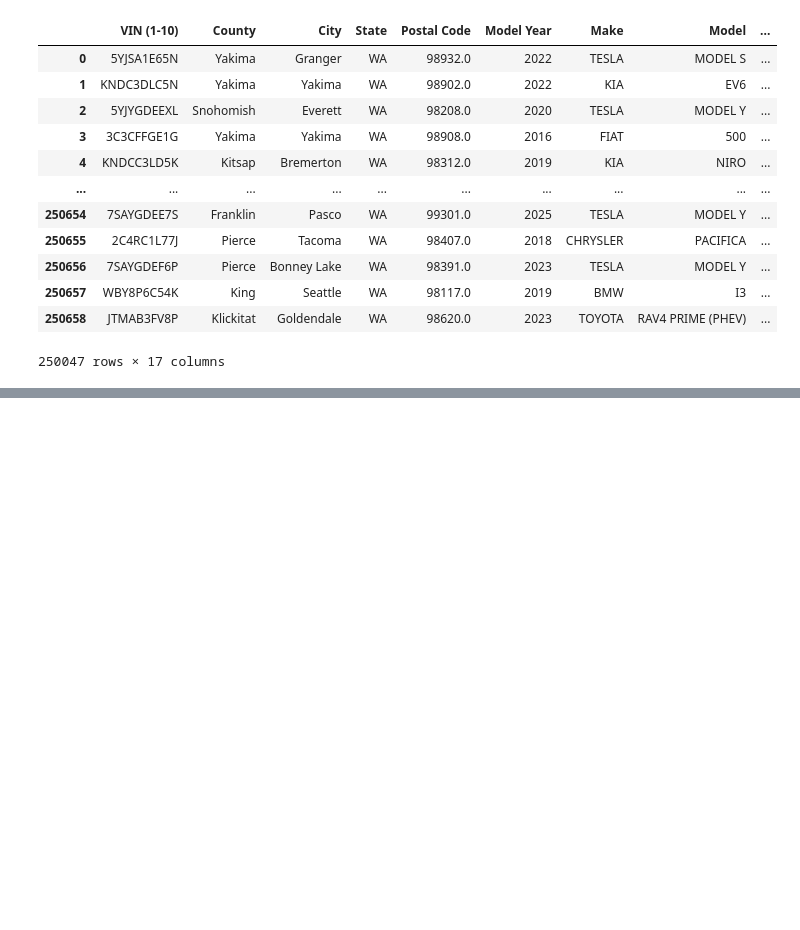
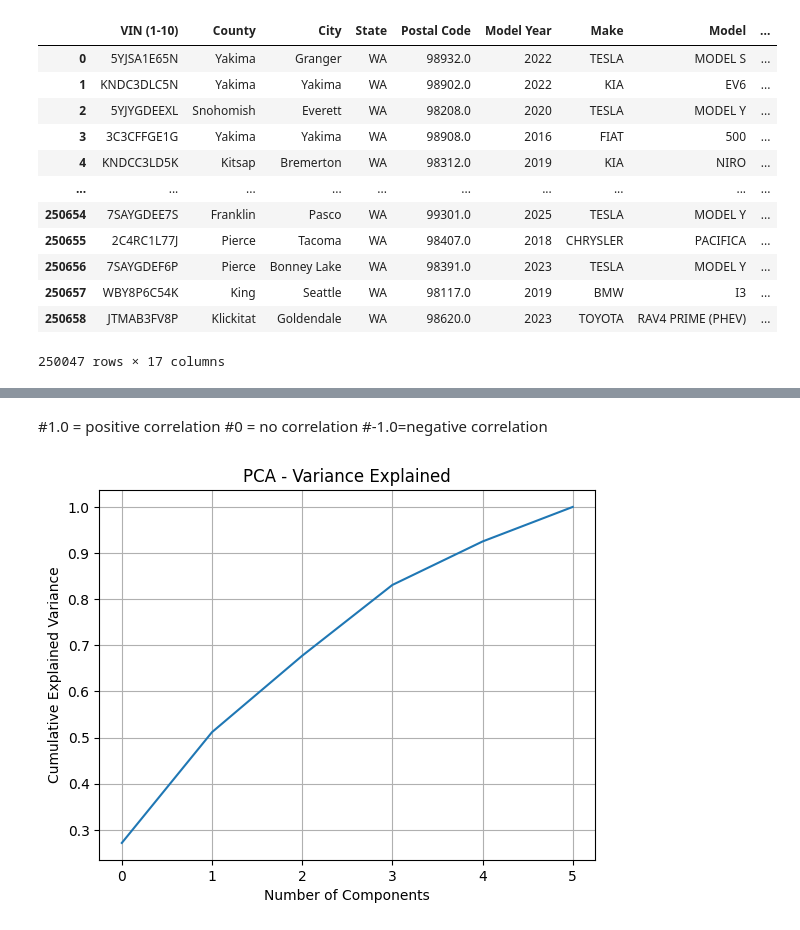
Before and after one commit to Maggieclancy18/maggie-stuff, a Jupyter notebook: my_research_project.ipynb, the cells around one changed output, grey strips where cells are left out. Saved outputs shown, nothing was run; the diff lists cells and outputs as text; code cells hidden in the pictures; blank space fills up the shorter version.

```diff
--- a/my_research_project.ipynb
+++ b/my_research_project.ipynb
@@ -60,0 +197,23 @@ df.dropna()
+# %% [markdown]
+#1.0 = positive correlation
+#0 = no correlation
+#-1.0=negative correlation
+# %%
+from sklearn.preprocessing import StandardScaler
+from sklearn.decomposition import PCA
+
+scaled_data = StandardScaler().fit_transform(df[numeric_cols].dropna())
+pca = PCA()
+pca.fit(scaled_data)
+
+import numpy as np
+explained = np.cumsum(pca.explained_variance_ratio_)
+
+plt.plot(explained)
+plt.xlabel('Number of Components')
+plt.ylabel('Cumulative Explained Variance')
+plt.title('PCA - Variance Explained')
+plt.grid(True)
+plt.show()
+# %% [output]
+[figure, added]
```
Also changed, not shown: parts of 41 cells of this notebook.
